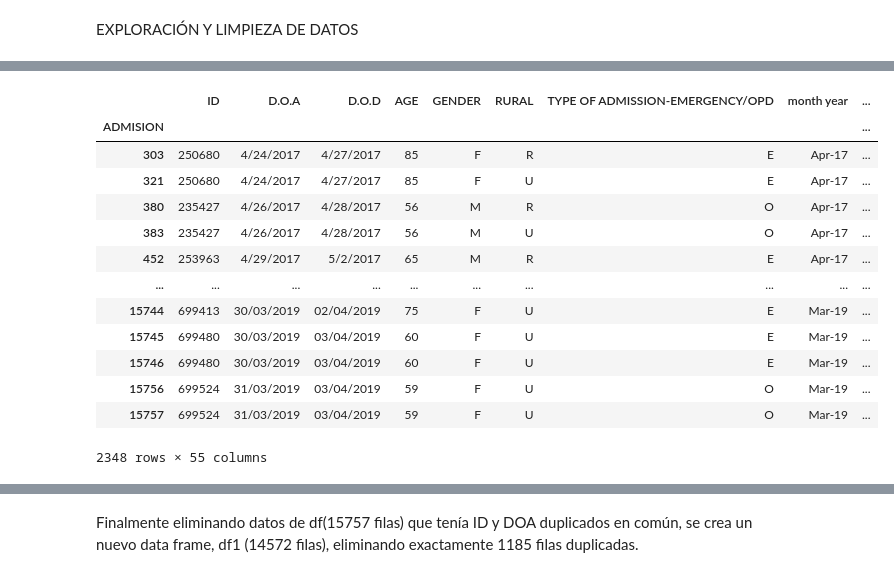
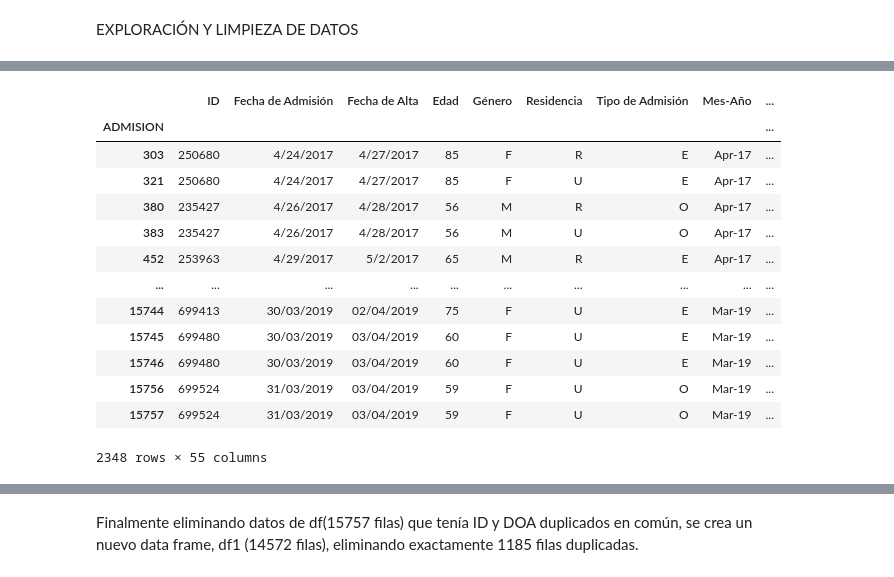
Before and after one commit to Estefaniagz/Proyecto_nocountry, a Jupyter notebook: explore.ipynb, the cells around one changed output, grey strips where cells are left out. Cells and saved outputs as stored; diff of their text form; code cells hidden in the pictures.

```diff
--- a/explore.ipynb
+++ b/explore.ipynb
@@ -171,10 +231,10 @@ df[df['ID'] == '699524']
 2 rows × 55 columns
 # %%
 #Buscando duplicados en columnas de ID y DOA
-duplicados = df[df.duplicated(subset=['ID', 'D.O.A'], keep=False)]
+duplicados = df[df.duplicated(subset=['ID', 'Fecha de Admisión'], keep=False)]
 duplicados
 # %% [output]
-|  | ID | D.O.A | D.O.D | AGE | GENDER | RURAL | TYPE OF ADMISSION-EMERGENCY/OPD | month year | ... |
+|  | ID | Fecha de Admisión | Fecha de Alta | Edad | Género | Residencia | Tipo de Admisión | Mes-Año | ... |
 | ADMISION |  |  |  |  |  |  |  |  | ... |
 | 303 | 250680 | 4/24/2017 | 4/27/2017 | 85 | F | R | E | Apr-17 | ... |
 | 321 | 250680 | 4/24/2017 | 4/27/2017 | 85 | F | U | E | Apr-17 | ... |
```
Also changed, not shown: parts of 32 cells of this notebook.
